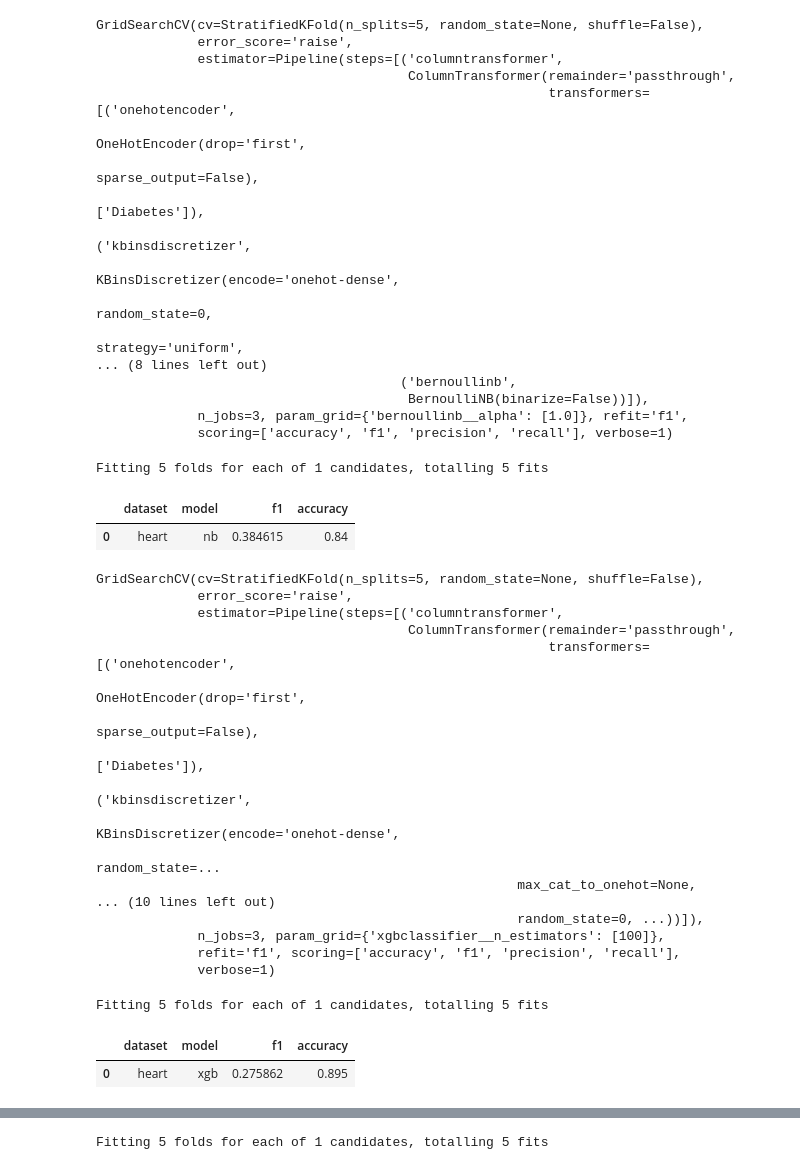
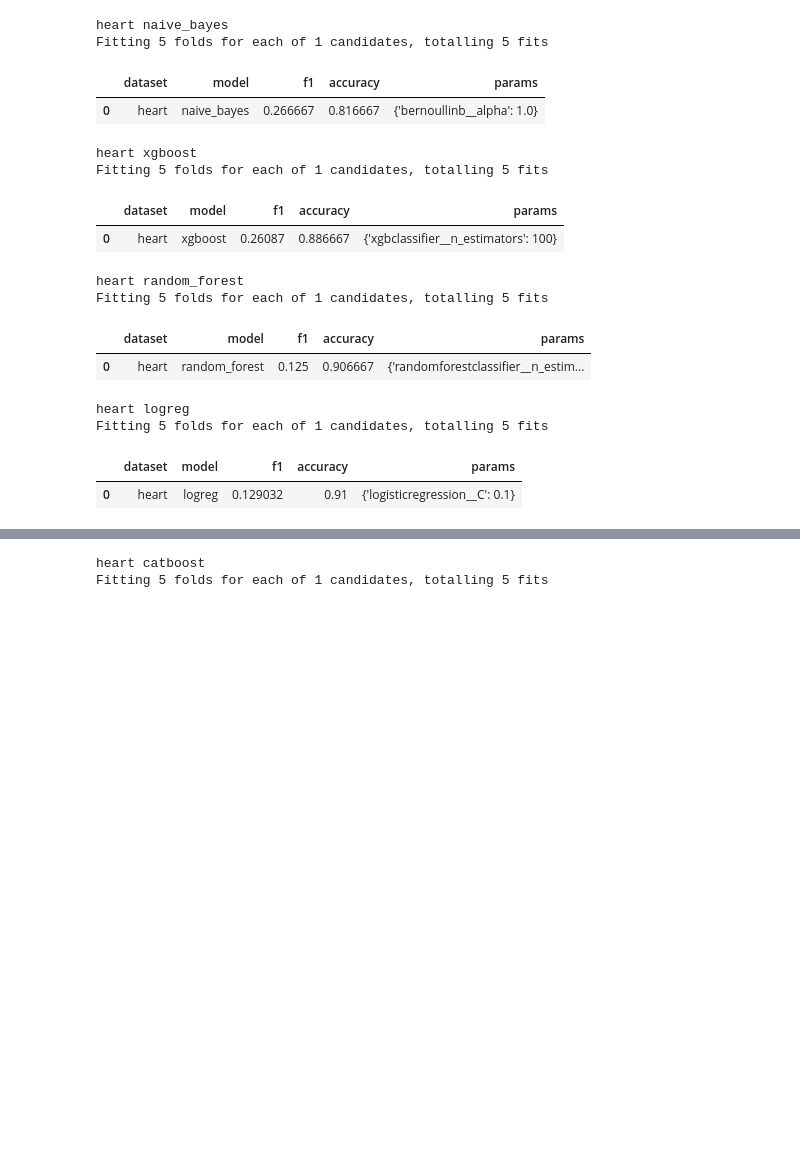
Before and after one commit to fourlex/osda_hw3, a Jupyter notebook: run.ipynb, the cells around one changed output, grey strips where cells are left out. Cells and saved outputs as stored; diff of their text form; code cells hidden in the pictures; blank space fills up the shorter version.

```diff
--- a/run.ipynb
+++ b/run.ipynb
@@ -22,74 +64,69 @@ from models import models_and_param_grids
 # %%
+from sklearn.pipeline import FunctionTransformer
+
+
 results = []
+experiment_dir = f'./output/{datetime.now()}'
+os.makedirs(experiment_dir)
 
 for data_name, data, transformers in tqdm(data_and_transformers):
     for model_name, (model, param_grid) in tqdm(models_and_param_grids.items()):
+        print(data_name, model_name)
+        if model_name == 'lazy_fca':
+            pipeline = make_pipeline(
+                *transformers,
+                FunctionTransformer(
+                    lambda df: np.asarray(df).astype(bool),
+                    feature_names_out='one-to-one'
+                ),
+                model
+            )
+        else:
+            pipeline = make_pipeline(*transformers, model)
 
-        pipeline = make_pipeline(*transformers, model)
         grid_search = GridSearchCV(
             estimator=pipeline,
             cv=StratifiedKFold(n_splits=5),
             param_grid=param_grid,
             n_jobs=3,
             verbose=1,
             scoring=['accuracy', 'f1', 'precision', 'recall'],
             refit='f1',
             error_score='raise'
         )
-        display(grid_search)
 
         X_train, X_test, y_train, y_test = data
+        if model_name == 'lazy_fca':
+            y_train = np.asarray(y_train).astype(bool)
+            y_test = np.asarray(y_test).astype(bool)
         grid_search.fit(X=X_train, y=y_train)
         y_pred = grid_search.predict(X_test)
 
         res = {
             'dataset': data_name,
             'model': model_name,
             'f1': f1_score(y_test, y_pred),
-            'accuracy': accuracy_score(y_test, y_pred)
+            'accuracy': accuracy_score(y_test, y_pred),
+            'params': grid_search.best_params_
         }
         display(pd.DataFrame([res]))
-        with open(f'./output/{datetime.now()}_{model_name}_{data_name}.json', 'wt') as f:
+        with open(f'{experiment_dir}/{model_name}_{data_name}.json', 'wt') as f:
             json.dump(res, f)
         results.append(res)
 # %% [output]
-GridSearchCV(cv=StratifiedKFold(n_splits=5, random_state=None, shuffle=False),
-             error_score='raise',
-             estimator=Pipeline(steps=[('columntransformer',
-                                        ColumnTransformer(remainder='passthrough',
-                                                          transformers=[('onehotencoder',
-                                                                         OneHotEncoder(drop='first',
-                                                                                       sparse_output=False),
-                                                                         ['Diabetes']),
-                                                                        ('kbinsdiscretizer',
-                                                                         KBinsDiscretizer(encode='onehot-dense',
-                                                                                          random_state=0,
-                                                                                          strategy='uniform',
-... (8 lines left out)
-                                       ('bernoullinb',
-                                        BernoulliNB(binarize=False))]),
-             n_jobs=3, param_grid={'bernoullinb__alpha': [1.0]}, refit='f1',
-             scoring=['accuracy', 'f1', 'precision', 'recall'], verbose=1)
+heart naive_bayes
+Fitting 5 folds for each of 1 candidates, totalling 5 fits
+|  | dataset | model | f1 | accuracy | params |
+| 0 | heart | naive_bayes | 0.266667 | 0.816667 | {'bernoullinb__alpha': 1.0} |
+heart xgboost
 Fitting 5 folds for each of 1 candidates, totalling 5 fits
-|  | dataset | model | f1 | accuracy |
-| 0 | heart | nb | 0.384615 | 0.84 |
+|  | dataset | model | f1 | accuracy | params |
+| 0 | heart | xgboost | 0.26087 | 0.886667 | {'xgbclassifier__n_estimators': 100} |
-GridSearchCV(cv=StratifiedKFold(n_splits=5, random_state=None, shuffle=False),
-             error_score='raise',
-             estimator=Pipeline(steps=[('columntransformer',
-                                        ColumnTransformer(remainder='passthrough',
-                                                          transformers=[('onehotencoder',
-                                                                         OneHotEncoder(drop='first',
-                                                                                       sparse_output=False),
-                                                                         ['Diabetes']),
-                                                                        ('kbinsdiscretizer',
-                                                                         KBinsDiscretizer(encode='onehot-dense',
-                                                                                          random_state=...
-                                                      max_cat_to_onehot=None,
-... (10 lines left out)
-                                                      random_state=0, ...))]),
-             n_jobs=3, param_grid={'xgbclassifier__n_estimators': [100]},
-             refit='f1', scoring=['accuracy', 'f1', 'precision', 'recall'],
-             verbose=1)
+heart random_forest
+Fitting 5 folds for each of 1 candidates, totalling 5 fits
+|  | dataset | model | f1 | accuracy | params |
+| 0 | heart | random_forest | 0.125 | 0.906667 | {'randomforestclassifier__n_estim... |
+heart logreg
 Fitting 5 folds for each of 1 candidates, totalling 5 fits
-|  | dataset | model | f1 | accuracy |
-| 0 | heart | xgb | 0.275862 | 0.895 |
+|  | dataset | model | f1 | accuracy | params |
+| 0 | heart | logreg | 0.129032 | 0.91 | {'logisticregression__C': 0.1} |
@@ -113 +137,2 @@ GridSearchCV(cv=StratifiedKFold(n_splits=5, random_state=None, shuffle=False),
+heart catboost
 Fitting 5 folds for each of 1 candidates, totalling 5 fits
```
Also changed, not shown: parts of 7 cells of this notebook, 6 other files.
